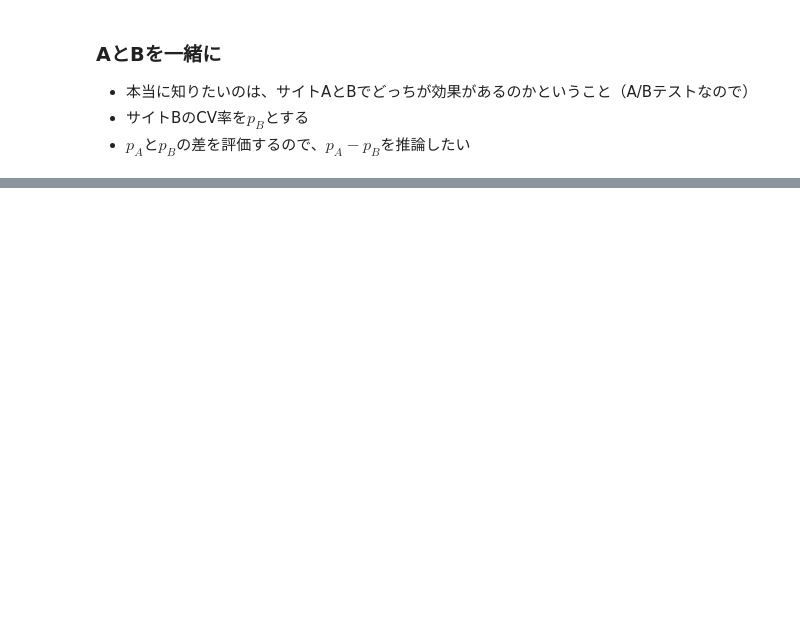
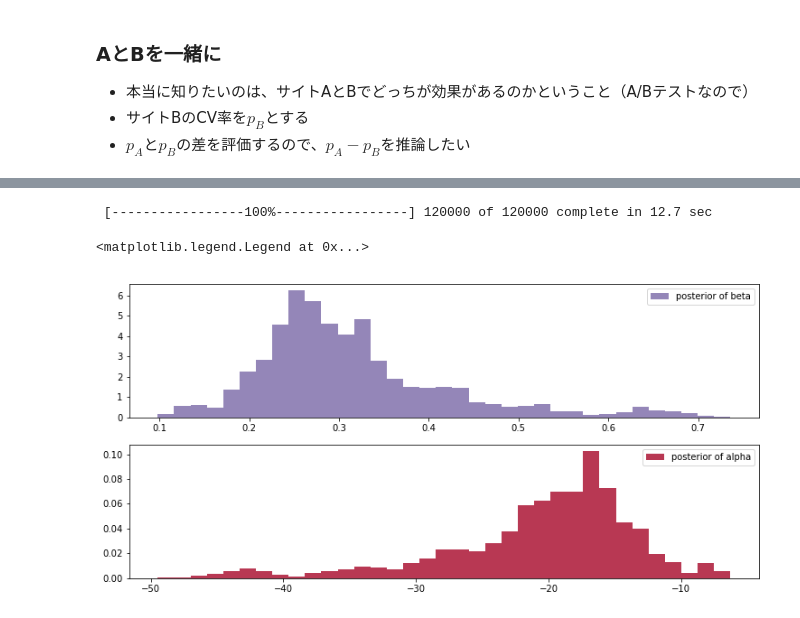
Before and after one commit to kano00/BayesianMethodForHackers, a Jupyter notebook: Chapter2.ipynb, the cells around one changed output, grey strips where cells are left out. Drawn from its saved outputs; the diff is of its cells as text; code cells hidden in the pictures; blank space fills up the shorter version.

```diff
--- a/Chapter2.ipynb
+++ b/Chapter2.ipynb
@@ -133,0 +240,49 @@ print("サイトAがサイトBよりもCV率が良い確率 : %.3f" % (delta_sam
+# %%
+import pymc as pm
+
+temperature = challenger_data[:,0]
+D = challenger_data[:,1]
+
+# p(t)のパラメータの事前分布
+## value=0で初期値を0に固定。値が大きな値になると観測のモデルにするベルヌーイ分布の計算上不都合
+## なので、初期値を0に固定する
+beta = pm.Normal("beta", 0.0, 0.001, value=0) # 第3引数は精度（分散の逆数）
+alpha = pm.Normal("alpha", 0.0, 0.001, value=0) # 第3引数は精度（分散の逆数）
+
+@pm.deterministic
+def p(t=temperature, alpha=alpha, beta=beta):
+    """
+    p(t)のdeterministic変数の定義
+    正規分布
+    """
+    return 1.0/(1. + np.exp(beta*t + alpha))
+# %%
+# 観測値
+observed = pm.Bernoulli("bernoulli_obs", p, value=D, observed=True)
+
+model = pm.Model([observed, beta, alpha])
+
+map_ = pm.MAP(model) # MAP推定で初期値を計算
+map_.fit()
+mcmc = pm.MCMC(model)
+mcmc.sample(120000, 100000, 2)
+# %% [output]
+ [-----------------100%-----------------] 120000 of 120000 complete in 12.7 sec
+# %%
+figsize(12.5, 6)
+
+alpha_samples = mcmc.trace('alpha')[:, None]
+beta_samples = mcmc.trace('beta')[:, None]
+
+plt.subplot(211)
+plt.hist(beta_samples, bins=35, alpha=0.8, color="#7a68a6", normed=True,
+        label="posterior of beta")
+plt.legend()
+
+plt.subplot(212)
+plt.hist(alpha_samples, bins=35, alpha=0.8, color="#a60628", normed=True,
+        label="posterior of alpha")
+plt.legend()
+# %% [output]
+<matplotlib.legend.Legend at 0x...>
+[figure, added]
```
Also changed, not shown: parts of 20 cells of this notebook.
